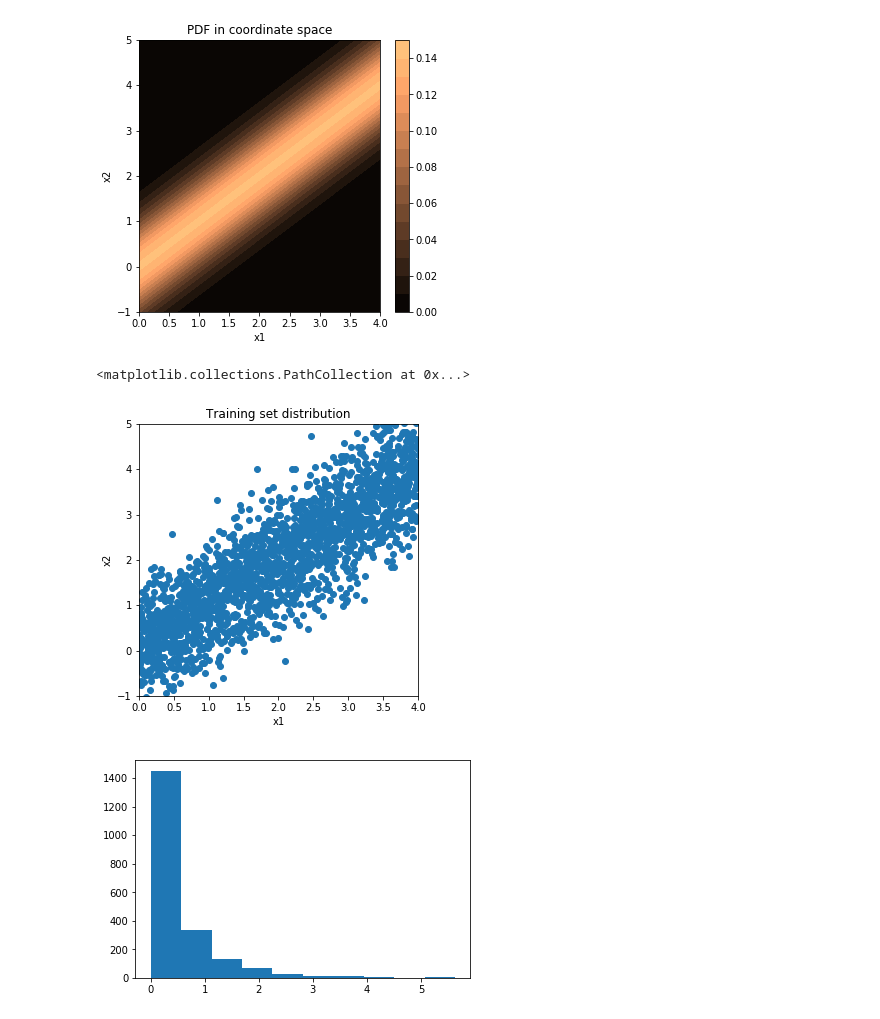
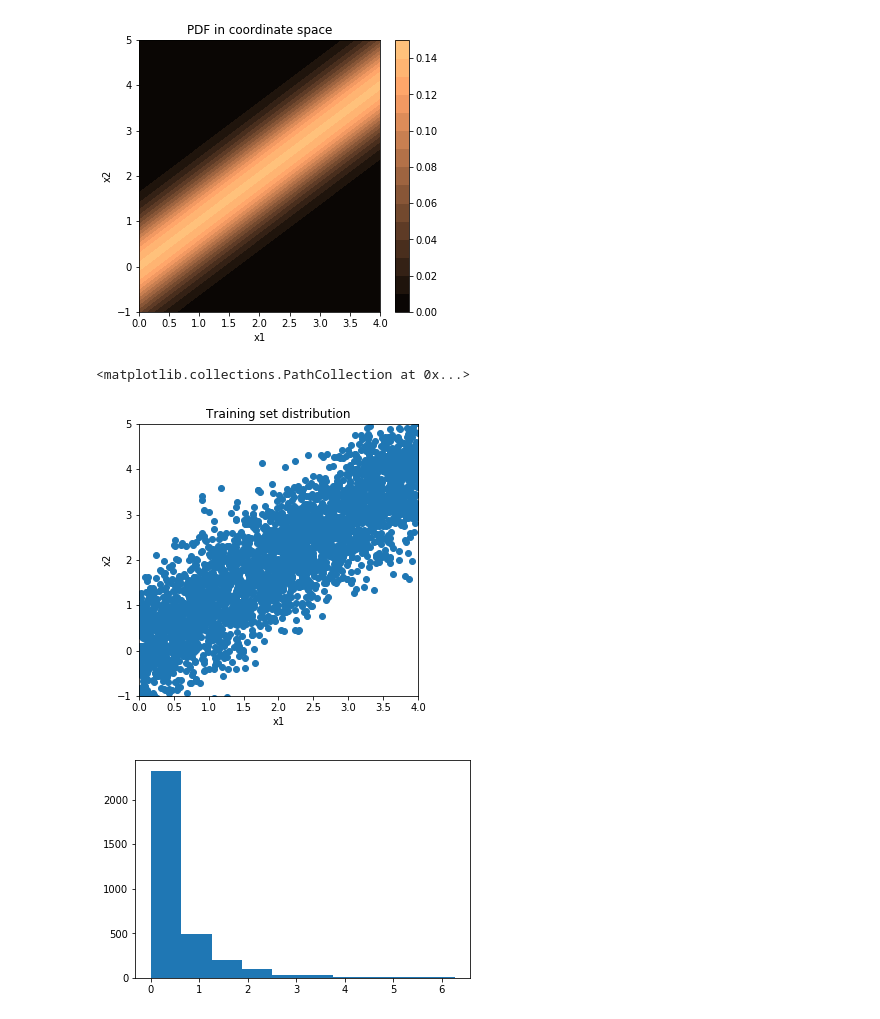
Before and after one commit to jbinagia/CS-230-Final-Project, a Jupyter notebook: notebooks/analytical_example.ipynb, the cells around one changed output. Drawn from its saved outputs; the diff is of its cells as text; code cells hidden in the pictures.

```diff
--- a/notebooks/analytical_example.ipynb
+++ b/notebooks/analytical_example.ipynb
@@ -232,28 +232,29 @@ plt.colorbar()
 [figure]
 # %%
 # Create a training set
+train_set_size = 128*25
 
 # x1 is a uniformly distributed variable from 0 to L, and
 # (x2-x1) is Gaussian distributed with zero mean and stdev of (2k)^-0.5
 def sample(n,L,k):
     x1 = L*np.random.random((n,1))
     x2 = x1 + np.random.normal(scale=np.power(2*k,-0.5),size=(n,1))
     return np.hstack((x1,x2)).astype('float32')
 
 # Generate training set
-train_set = sample(128*16,L,k)
+train_set = sample(train_set_size,L,k)
 
 # Visualize training set
 plt.figure(figsize=(5,5))
 plt.title('Training set distribution')
 plt.xlabel('x1')
 plt.ylabel('x2')
 plt.xlim([0,L])
 plt.ylim([-1,L+1])
 plt.scatter(train_set[:,0],train_set[:,1])
 # %% [output]
 <matplotlib.collections.PathCollection at 0x...>
-[figure, old version]
+[figure, new version]
 # %%
 # Define a model
 toymodel = SHOModel( params= { "k" : k,
@@ -262,7 +263,7 @@ toymodel = SHOModel( params= { "k" : k,
 plt.hist(toymodel.energy(train_set))
 plt.show()
 # %% [output]
-[figure, old version]
+[figure, new version]
 # %%
 # Define the network architecture
 nets = lambda: nn.Sequential(nn.Linear(2, 256), nn.LeakyReLU(), nn.Linear(256, 256), nn.LeakyReLU(), nn.Linear(256, 2), nn.Tanh()) # net s
```
Also changed, not shown: parts of 3 cells of this notebook.
